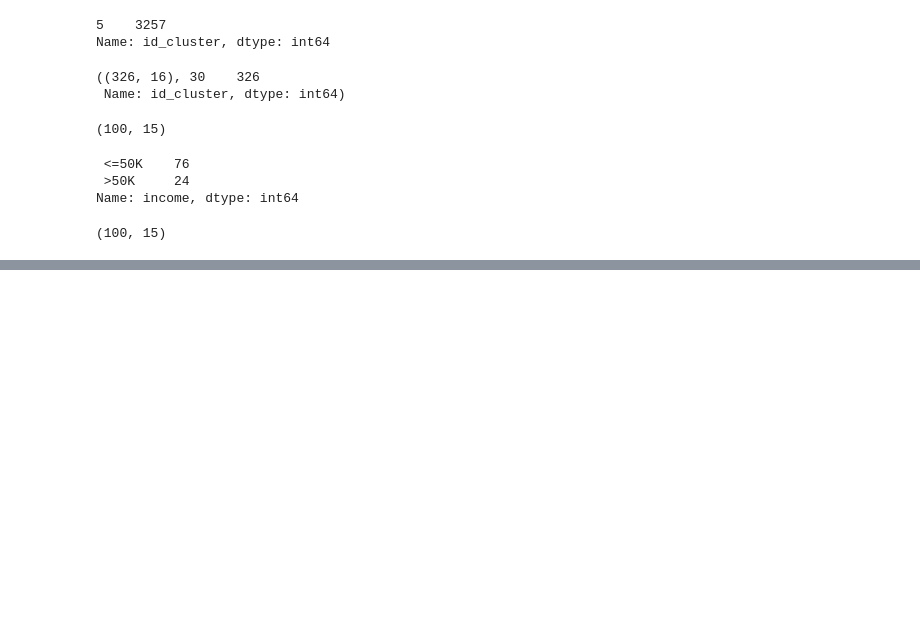
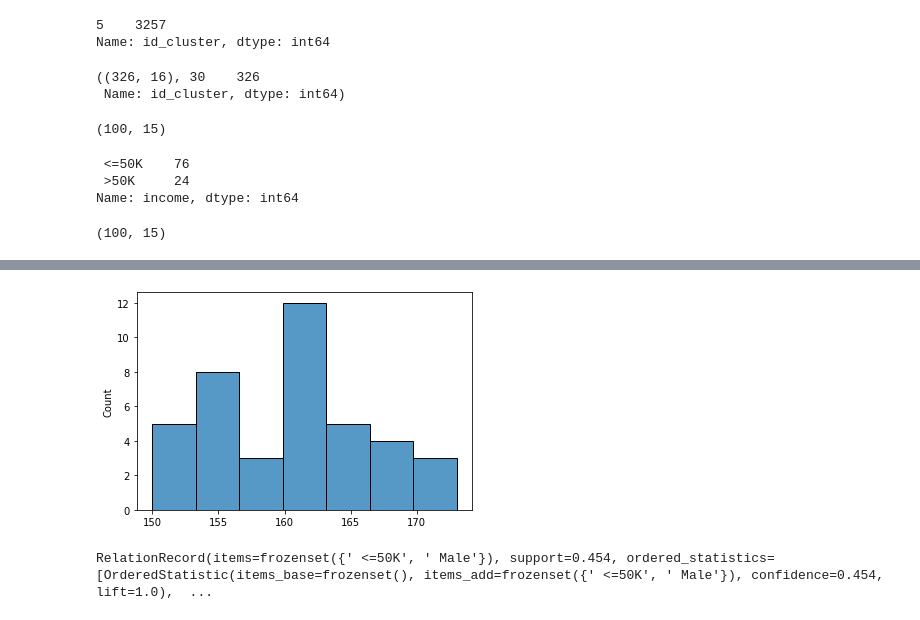
Before and after one commit to AndreyCesarVilacha/Statistic-PY, a Jupyter notebook: Cópia_de_Fundamentals.ipynb, the cells around one changed output, grey strips where cells are left out. Saved outputs shown, nothing was run; the diff lists cells and outputs as text; code cells hidden in the pictures; blank space fills up the shorter version.

```diff
--- a/Cópia_de_Fundamentals.ipynb
+++ b/Cópia_de_Fundamentals.ipynb
@@ -284,0 +476,38 @@ df_test_reservoir.shape
+# %%
+sns.histplot(dataArray);
+# %% [output]
+[figure, added]
+# %%
+#Association rule learning
+
+#Importing the data
+dataset = pd.read_csv('census.csv')
+
+#Creating ranges for ages
+dataset['age'] = pd.cut(dataset['age'], bins=[0, 17, 25, 40, 60, 90],
+                        labels=['Range1', "Range2", "Range3", "Range4", "Range5"])
+
+#Creating a dataset for Association rule learning (ARL in this case)
+dataset_ARL = dataset[['age', 'workclass', 'education', 'marital-status', 'relationship',
+                       'occupation', 'sex', 'native-country', 'income']]
+
+#Creating a sample from dataset
+dataset_ARL_sample = dataset_ARL.sample(n = 1000)
+
+#Making a list with the values from dataset_ARL_sample
+transactions = []
+for i in range(dataset_ARL_sample.shape[0]):
+  transactions.append([str(dataset_ARL_sample.values[i, j]) for j in range(dataset_ARL_sample.shape[1])])
+
+#Installing apyori
+#!pip install apyori
+
+from apyori import apriori
+
+rules = apriori(transactions, min_support = 0.3, min_confidence = 0.2)
+results = list(rules)
+
+results
+results[12]
+# %% [output]
+RelationRecord(items=frozenset({' <=50K', ' Male'}), support=0.454, ordered_statistics=[OrderedStatistic(items_base=frozenset(), items_add=frozenset({' <=50K', ' Male'}), confidence=0.454, lift=1.0),  ...
```
Also changed, not shown: parts of 62 cells of this notebook.
